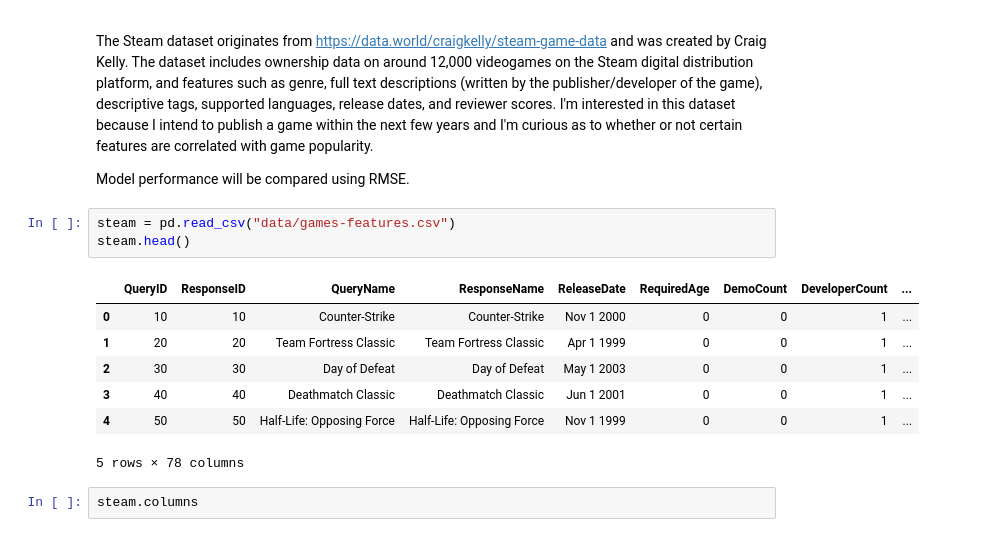
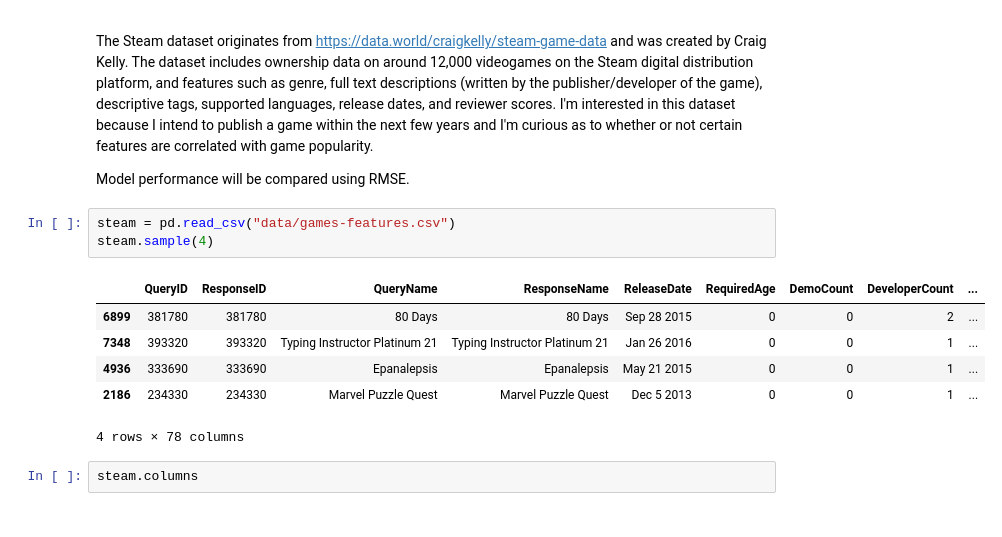
Before and after one commit to Mantissa-23/games-ml, a Jupyter notebook: steam_regression.ipynb, the cells around one changed output. Drawn from its saved outputs; the diff is of its cells as text.

```diff
--- a/steam_regression.ipynb
+++ b/steam_regression.ipynb
@@ -23,15 +26,14 @@ The Steam dataset originates from https://data.world/craigkelly/steam-game-data
 Model performance will be compared using RMSE.
 # %%
 steam = pd.read_csv("data/games-features.csv")
-steam.head()
+steam.sample(4)
 # %% [output]
 |  | QueryID | ResponseID | QueryName | ResponseName | ReleaseDate | RequiredAge | DemoCount | DeveloperCount | ... |
-| 0 | 10 | 10 | Counter-Strike | Counter-Strike | Nov 1 2000 | 0 | 0 | 1 | ... |
-| 1 | 20 | 20 | Team Fortress Classic | Team Fortress Classic | Apr 1 1999 | 0 | 0 | 1 | ... |
-| 2 | 30 | 30 | Day of Defeat | Day of Defeat | May 1 2003 | 0 | 0 | 1 | ... |
-| 3 | 40 | 40 | Deathmatch Classic | Deathmatch Classic | Jun 1 2001 | 0 | 0 | 1 | ... |
-| 4 | 50 | 50 | Half-Life: Opposing Force | Half-Life: Opposing Force | Nov 1 1999 | 0 | 0 | 1 | ... |
+| 6899 | 381780 | 381780 | 80 Days | 80 Days | Sep 28 2015 | 0 | 0 | 2 | ... |
+| 7348 | 393320 | 393320 | Typing Instructor Platinum 21 | Typing Instructor Platinum 21 | Jan 26 2016 | 0 | 0 | 1 | ... |
+| 4936 | 333690 | 333690 | Epanalepsis | Epanalepsis | May 21 2015 | 0 | 0 | 1 | ... |
+| 2186 | 234330 | 234330 | Marvel Puzzle Quest | Marvel Puzzle Quest | Dec 5 2013 | 0 | 0 | 1 | ... |
-5 rows × 78 columns
+4 rows × 78 columns
 # %%
 steam.columns
 # %% [output]
```
Also changed, not shown: parts of 16 cells of this notebook, 2 other files.
